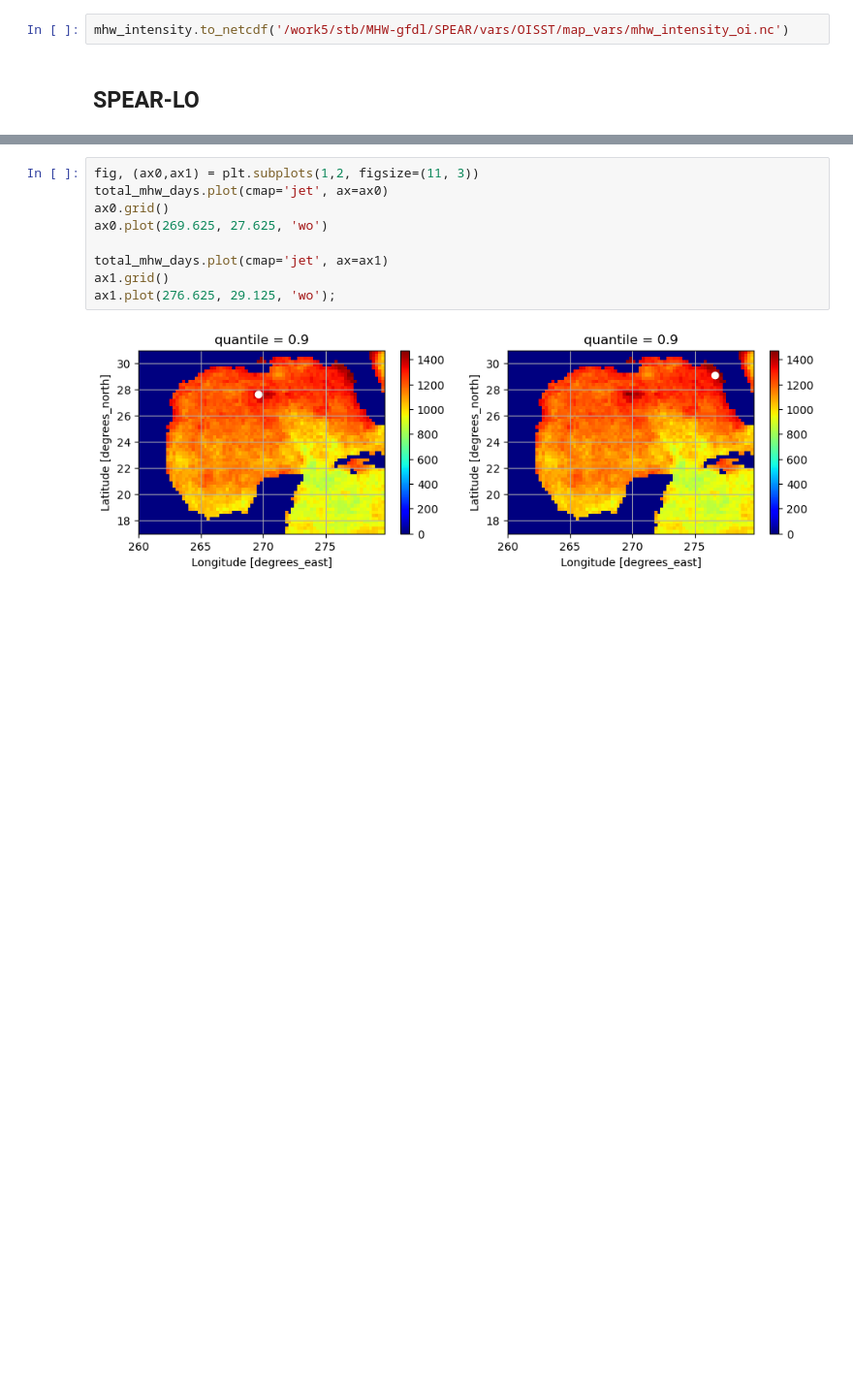
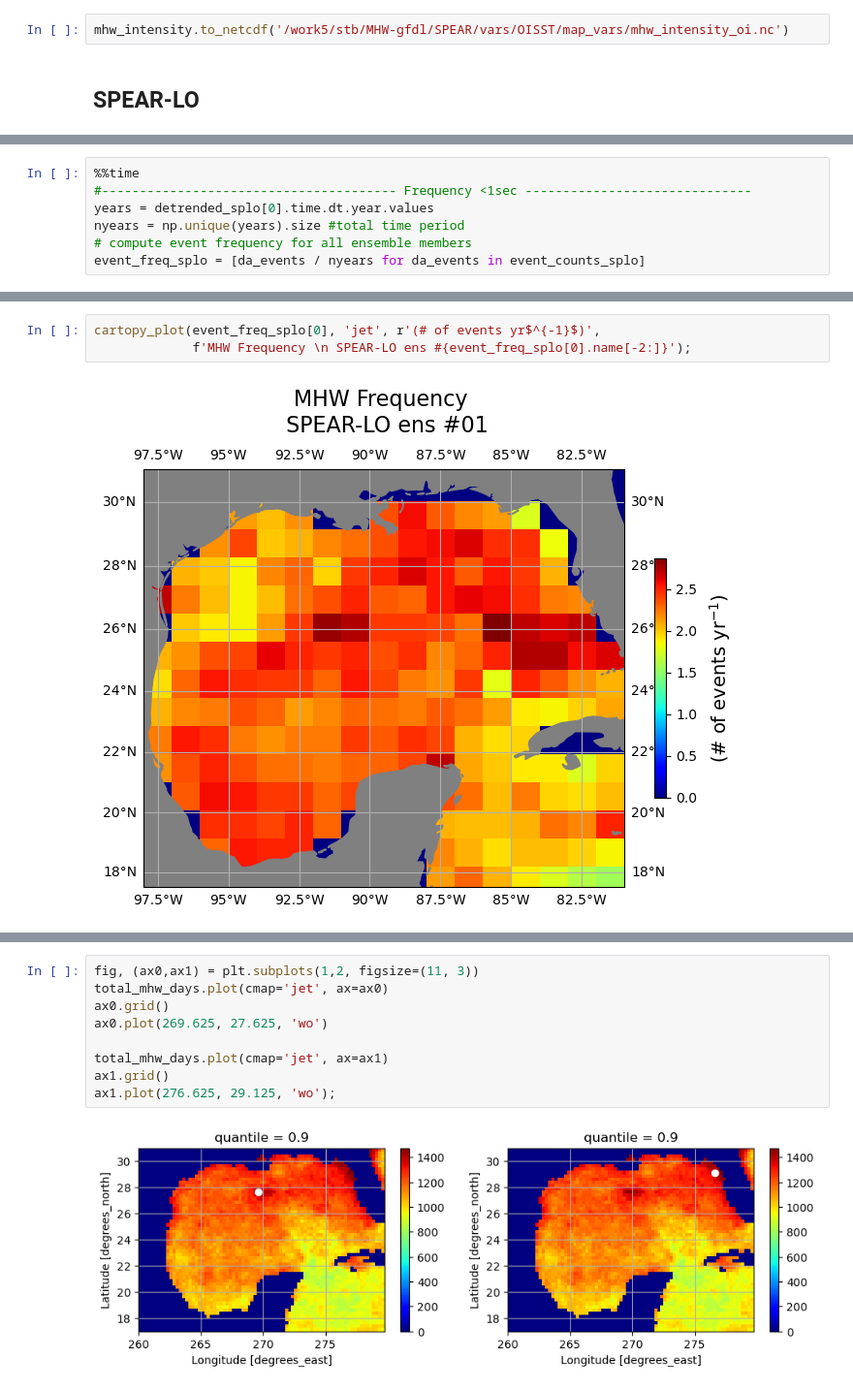
Before and after one commit to shanicetbailey/MHW-gfdl, a Jupyter notebook: define-MHW-SPEAR-lo.ipynb, the cells around one changed output, grey strips where cells are left out. Shown at 97% size. Saved outputs shown, nothing was run; the diff lists cells and outputs as text; blank space fills up the shorter version.

```diff
--- a/define-MHW-SPEAR-lo.ipynb
+++ b/define-MHW-SPEAR-lo.ipynb
@@ -251,0 +369,7 @@ mhw_intensity = (mhw_events - threshold).mean(dim="time")
+# %%
+%%time
+#--------------------------------------- Frequency <1sec ------------------------------
+years = detrended_splo[0].time.dt.year.values
+nyears = np.unique(years).size #total time period
+# compute event frequency for all ensemble members
+event_freq_splo = [da_events / nyears for da_events in event_counts_splo]
@@ -256,0 +419,5 @@ cartopy_plot(total_mhw_days, 'xT', 'yT', 'jet', '# of days',
+# %%
+cartopy_plot(event_freq_splo[0], 'jet', r'(# of events yr$^{-1}$)',
+             f'MHW Frequency \n SPEAR-LO ens #{event_freq_splo[0].name[-2:]}');
+# %% [output]
+[figure, added]
```
Also changed, not shown: parts of 25 cells of this notebook.
